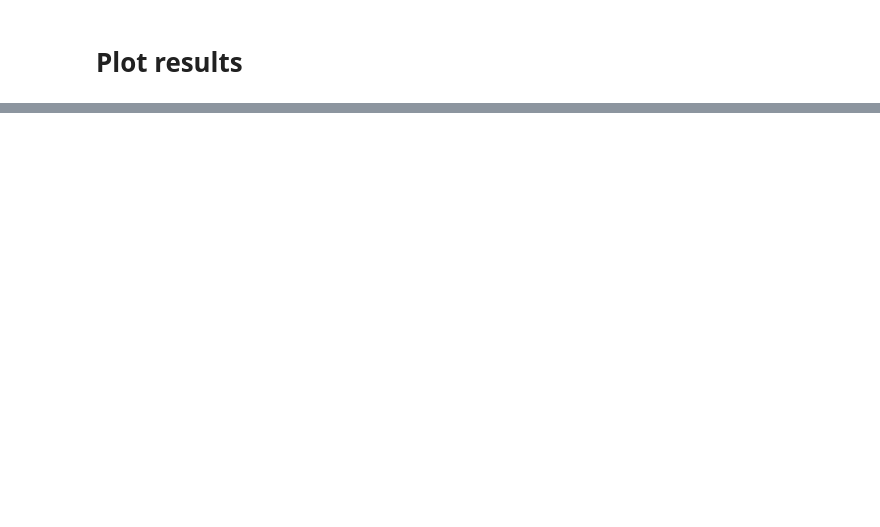
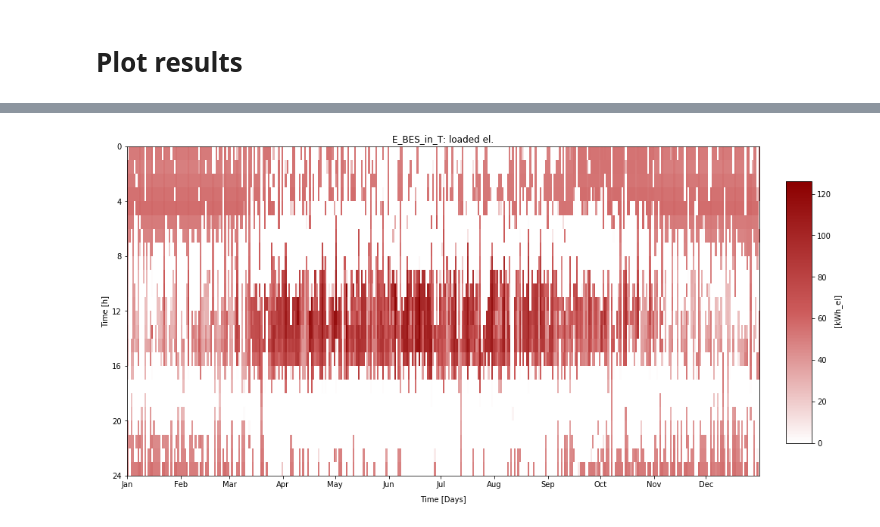
Before and after one commit to mfleschutz/draf-showcase, a Jupyter notebook: index.ipynb, the cells around one changed output, grey strips where cells are left out. Cells and saved outputs as stored; diff of their text form; code cells hidden in the pictures; blank space fills up the shorter version.

```diff
--- a/index.ipynb
+++ b/index.ipynb
@@ -307,3 +324,7 @@ FigureWidget({
+# %%
+cs.scens.sc2.plot.heatmap(ent_name="E_BES_in_T")
+# %% [output]
+[figure, added]
 # %%
 !jupyter nbconvert --to slides index.ipynb --SlidesExporter.reveal_scroll=True --SlidesExporter.reveal_transition=convex
 #--SlidesExporter.reveal_theme=serif
```
Also changed, not shown: parts of 13 cells of this notebook, 2 other files.
